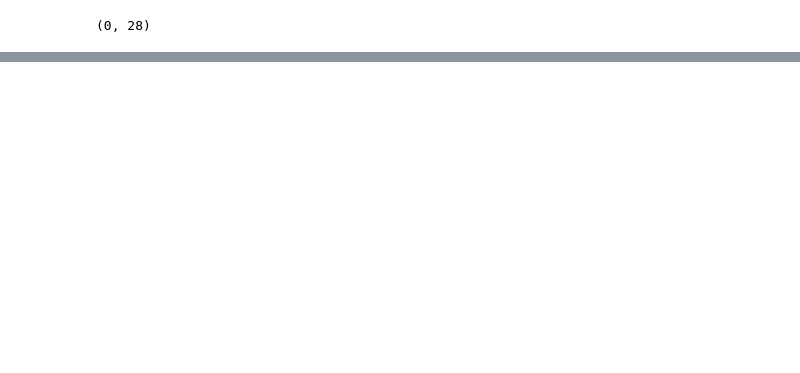
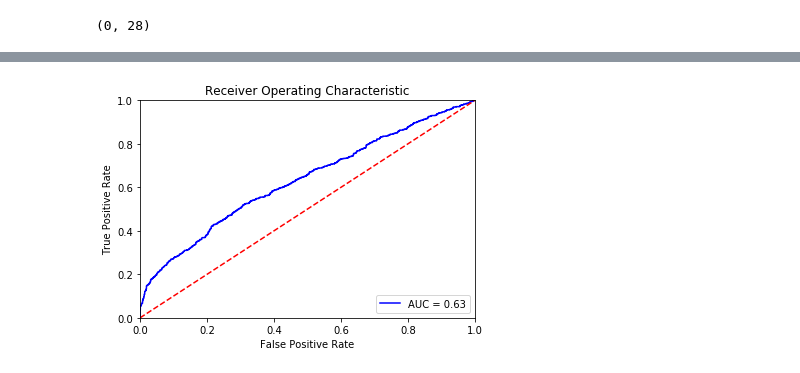
Before and after one commit to bhavi289/ZS, a Jupyter notebook: main.ipynb, the cells around one changed output, grey strips where cells are left out. Cells and saved outputs as stored; diff of their text form; code cells hidden in the pictures; blank space fills up the shorter version.

Commit message:
model prepared

```diff
--- a/main.ipynb
+++ b/main.ipynb
@@ -288,0 +263,4 @@ data['knockout_match'] = data.apply(fillKnockoutMatches, axis=1)
+# %%
+old_df = df.copy()
+# %%
+df = old_df.copy()
@@ -288,0 +403,92 @@ data['knockout_match'] = data.apply(fillKnockoutMatches, axis=1)
+# %%
+def evaluatePredictions(y_test, y_pred, y_train, y_pred_train, classifier):
+    # Making the Confusion Matrix
+    cm_test = confusion_matrix(y_test, y_pred)
+    cm_train = confusion_matrix(y_train, y_pred_train)
+    accuracy_test = accuracy_score(y_test, y_pred)
+    accuracy_train = accuracy_score(y_train, y_pred_train)
+
+    average_precision = average_precision_score(y_test, y_pred)
+    print (f"{cm_test} \n {accuracy_test} \n\n {cm_train} \n {accuracy_train} \n\nPrecision Recall Score = {average_precision} ")
+    print (f"\n\nClassification Report\n {classification_report(y_test, y_pred)}\n")
+    plotROCCurve(y_test, y_pred, classifier)
+#     plotPrecisionRecallCurve(y_test, y_pred, average_precision)
+# %%
+X = data[X_cols].values
+y = data[['is_goal']].values
+
+# from sklearn.preprocessing import OneHotEncoder
+# from sklearn.compose import ColumnTransformer
+
+# ct = ColumnTransformer(
+#     [('one_hot_encoder', OneHotEncoder(), [5, 6, 7, 8, 10, 11])],    # The column numbers to be transformed (here is [0] but can be [0, 1, 3])
+#     remainder='passthrough'                         # Leave the rest of the columns untouched
+# )
+
+# X = np.array(ct.fit_transform(X), dtype=np.float)
+
+
+from sklearn.utils import shuffle
+X, y = shuffle(X, y)
+
+from sklearn.model_selection import train_test_split
+X_train, X_test, y_train, y_test = train_test_split(X, y, test_size = 0.1, random_state = 0) # from 10 observations- 2 in test set and 8 in training set, random state is not necessary
+
+''' Feature Scaling '''
+from sklearn.preprocessing import StandardScaler
+sc_X = StandardScaler()
+X_train =sc_X.fit_transform(X_train)
+X_test =sc_X.transform(X_test)
+# debate on scaling dummy variablesm
+
+from sklearn.linear_model import LogisticRegression
+logistic = LogisticRegression(random_state = 0)
+logistic.fit(X_train, y_train)
+y_pred_train = logistic.predict(X_train)
+
+# Predicting the Test set results
+y_pred = logistic.predict(X_test)
+
+evaluatePredictions(y_test, y_pred, y_train, y_pred_train, logistic)
+
+from xgboost import XGBClassifier
+xboost_classifier = XGBClassifier()
+xboost_classifier.fit(X_train, y_train)
+
+y_pred_train = xboost_classifier.predict(X_train)
+y_pred = xboost_classifier.predict(X_test)
+
+evaluatePredictions(y_test, y_pred, y_train, y_pred_train, xboost_classifier)
+probs = xboost_classifier.predict_proba(X_test)
+
+
+# from sklearn.svm import SVC
+# classifier = SVC(kernel = 'rbf', random_state = 0)
+# classifier.fit(X_train, y_train)
+
+# y_pred_train = classifier.predict(X_train)
+# y_pred = classifier.predict(X_test)
+
+# evaluatePredictions(y_test, y_pred, y_train, y_pred_train, classifier)
+
+
+# from sklearn.neighbors import KNeighborsClassifier
+# classifier = KNeighborsClassifier(n_neighbors = 20, metric = 'minkowski', p = 2)
+# classifier.fit(X_train, y_train)
+
+# y_pred_train = classifier.predict(X_train)
+# y_pred = classifier.predict(X_test)
+
+# evaluatePredictions(y_test, y_pred, y_train, y_pred_train, classifier)
+
+
+# Fitting Random Forest Classification to the Training set
+from sklearn.ensemble import RandomForestClassifier
+classifier = RandomForestClassifier(n_estimators = 10, criterion = 'entropy', random_state = 0)
+classifier.fit(X_train, y_train)
+
+y_pred_train = classifier.predict(X_train)
+y_pred = classifier.predict(X_test)
+
+evaluatePredictions(y_test, y_pred, y_train, y_pred_train, classifier)
+# %% [output]
@@ -288,0 +515 @@ data['knockout_match'] = data.apply(fillKnockoutMatches, axis=1)
+[figure, added]
```
Also changed, not shown: parts of 62 cells of this notebook.
